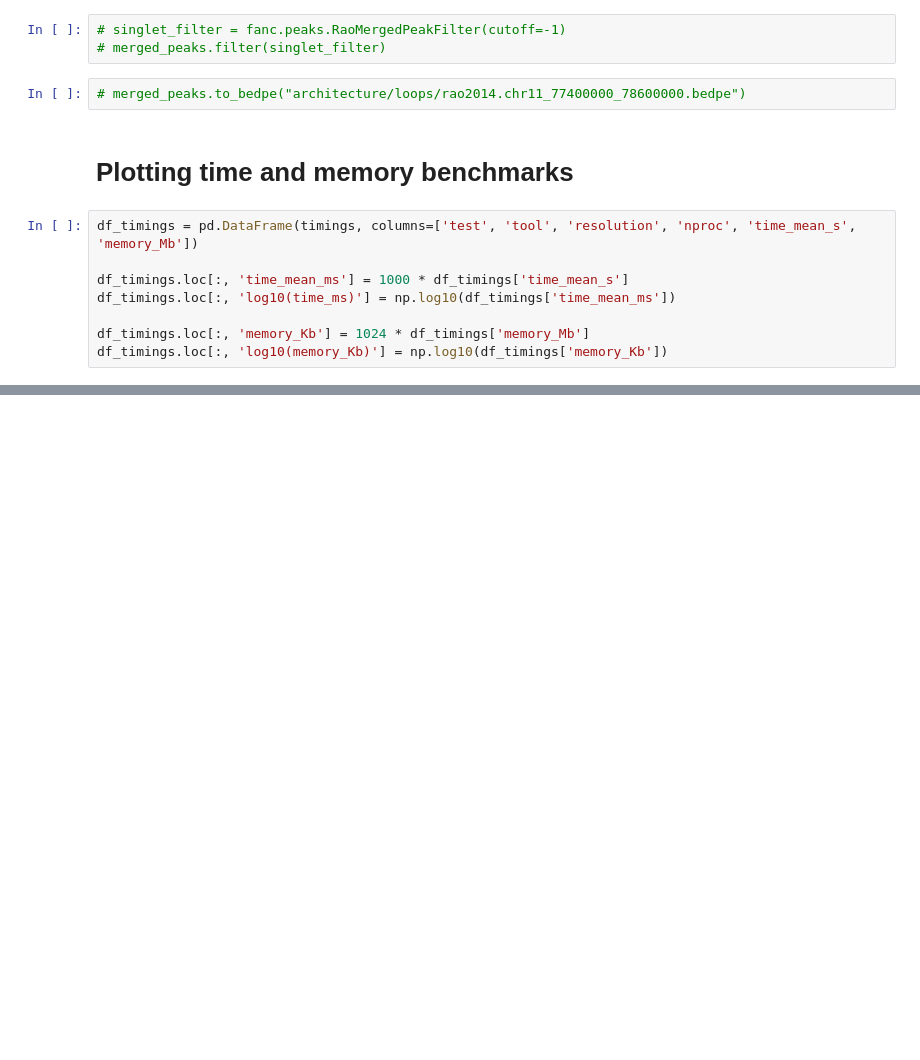
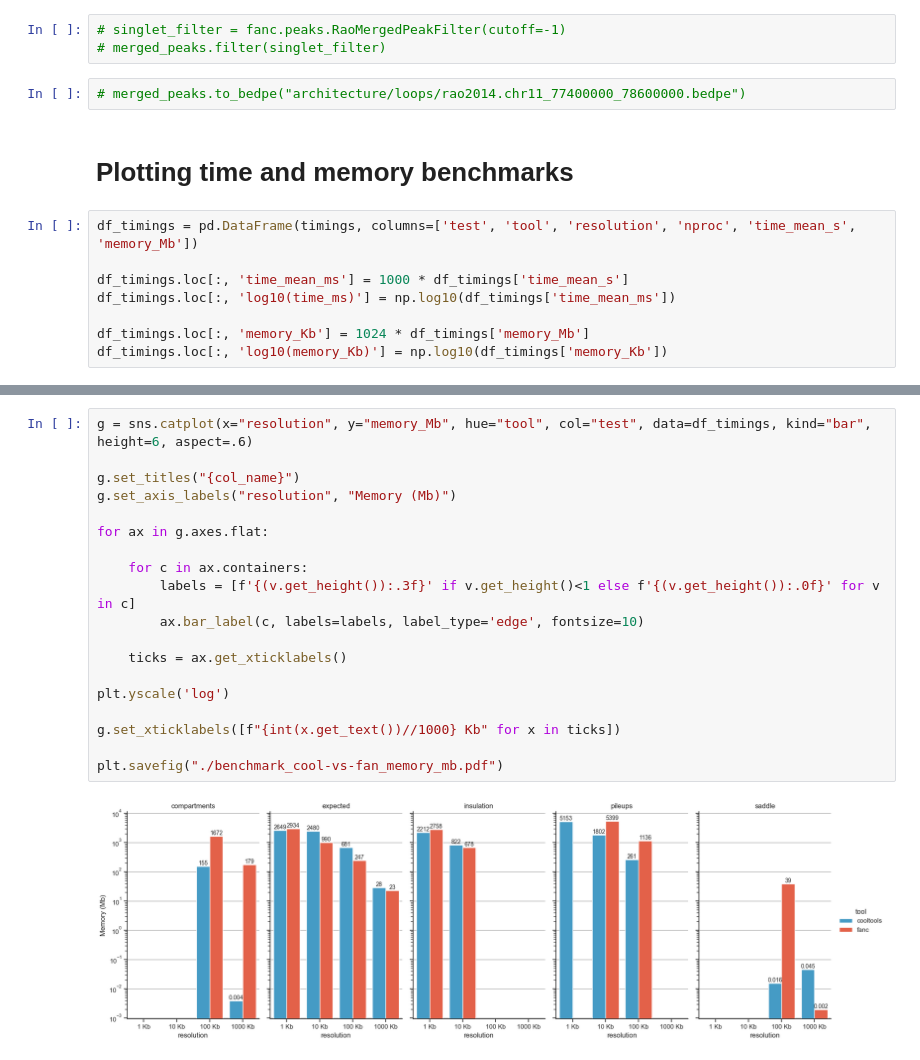
Before and after one commit to open2c/open2c_vignettes, a Jupyter notebook: cooltools_manuscript/Benchmark-and-FANC-comparison.ipynb, the cells around one changed output, grey strips where cells are left out. Saved outputs shown, nothing was run; the diff lists cells and outputs as text; blank space fills up the shorter version.

```diff
--- a/cooltools_manuscript/Benchmark-and-FANC-comparison.ipynb
+++ b/cooltools_manuscript/Benchmark-and-FANC-comparison.ipynb
@@ -1530,0 +1445,21 @@ INFO:matplotlib.category:Using categorical units to plot a list of strings that
+# %%
+g = sns.catplot(x="resolution", y="memory_Mb", hue="tool", col="test", data=df_timings, kind="bar", height=6, aspect=.6)
+
+g.set_titles("{col_name}")
+g.set_axis_labels("resolution", "Memory (Mb)")
+
+for ax in g.axes.flat:
+
+    for c in ax.containers:
+        labels = [f'{(v.get_height()):.3f}' if v.get_height()<1 else f'{(v.get_height()):.0f}' for v in c]
+        ax.bar_label(c, labels=labels, label_type='edge', fontsize=10)
+
+    ticks = ax.get_xticklabels()
+
+plt.yscale('log')
+
+g.set_xticklabels([f"{int(x.get_text())//1000} Kb" for x in ticks])
+
+plt.savefig("./benchmark_cool-vs-fan_memory_mb.pdf")
+# %% [output]
+[figure, added]
```
Also changed, not shown: parts of 22 cells of this notebook, 1 other file.
